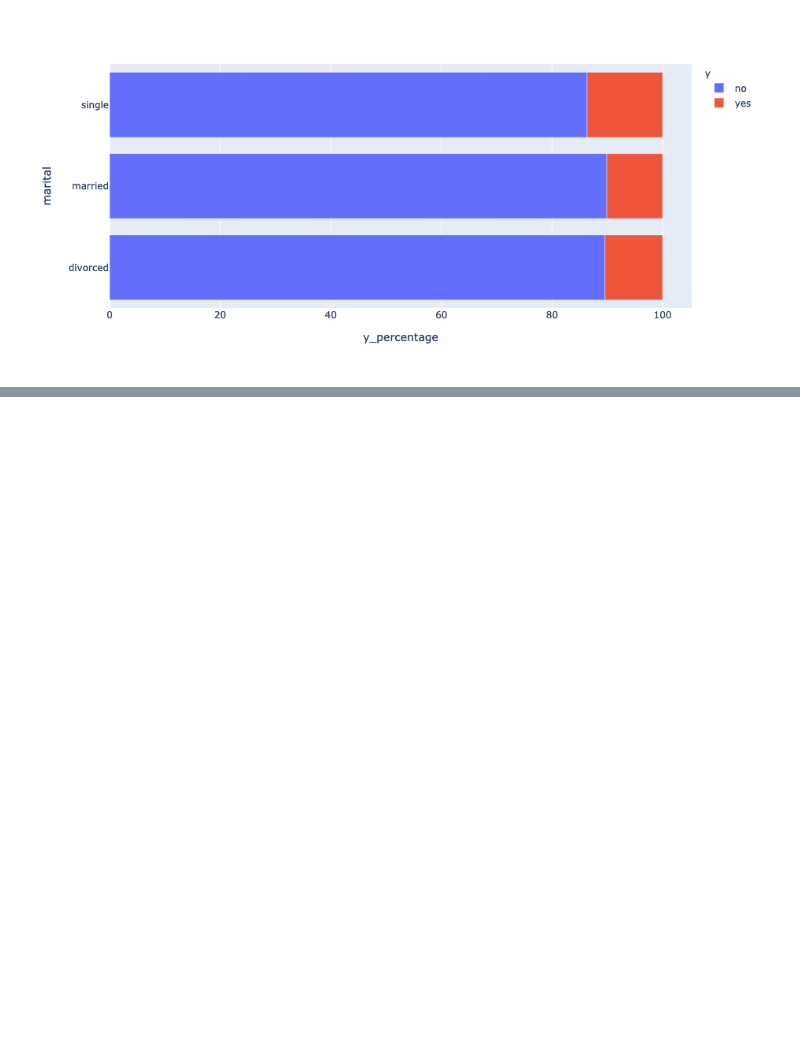
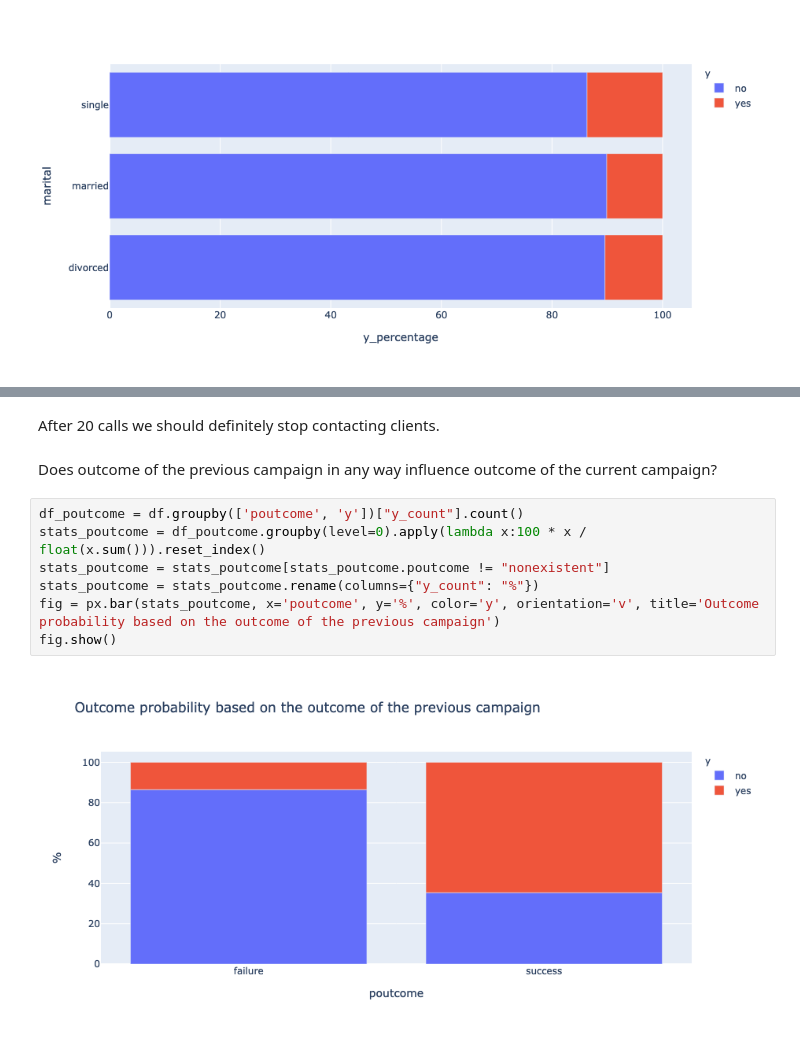
Before and after one commit to yosipa/demo_project, a Jupyter notebook: notebooks/eda&modeling.ipynb, the cells around one changed output, grey strips where cells are left out. Saved outputs shown, nothing was run; the diff lists cells and outputs as text; blank space fills up the shorter version.

```diff
--- a/notebooks/eda&modeling.ipynb
+++ b/notebooks/eda&modeling.ipynb
@@ -133,0 +158,13 @@ fig.show()
+# %% [markdown]
+After 20 calls we should definitely stop contacting clients.
+# %% [markdown]
+Does outcome of the previous campaign in any way influence outcome of the current campaign?
+# %%
+df_poutcome = df.groupby(['poutcome', 'y'])["y_count"].count()
+stats_poutcome = df_poutcome.groupby(level=0).apply(lambda x:100 * x / float(x.sum())).reset_index()
+stats_poutcome = stats_poutcome[stats_poutcome.poutcome != "nonexistent"]
+stats_poutcome = stats_poutcome.rename(columns={"y_count": "%"})
+fig = px.bar(stats_poutcome, x='poutcome', y='%', color='y', orientation='v', title='Outcome probability based on the outcome of the previous campaign')
+fig.show()
+# %% [output]
+[figure, added]
```
Also changed, not shown: parts of 31 cells of this notebook.
